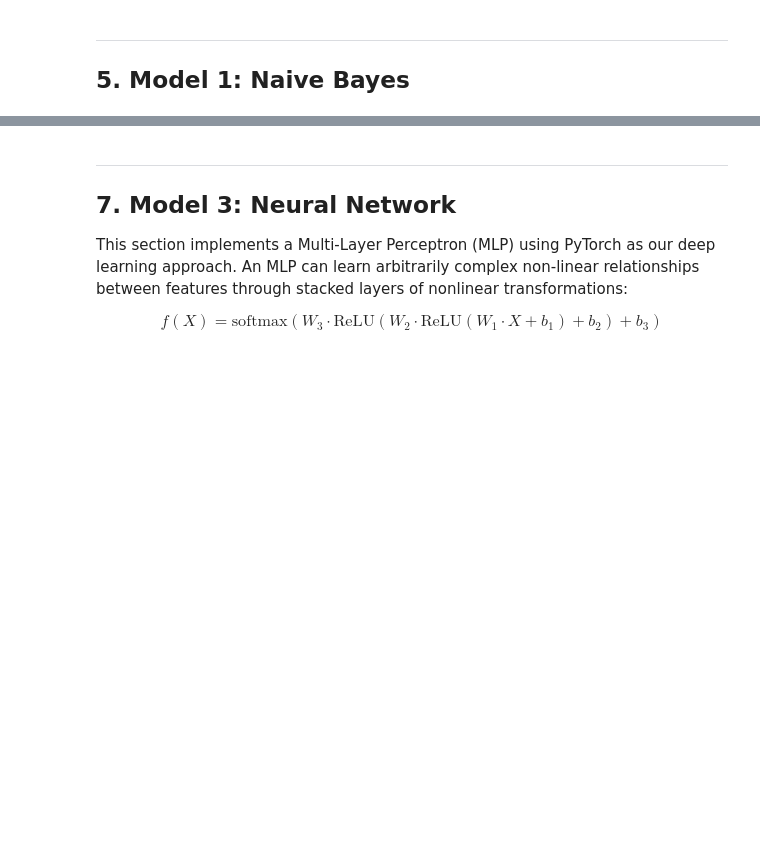
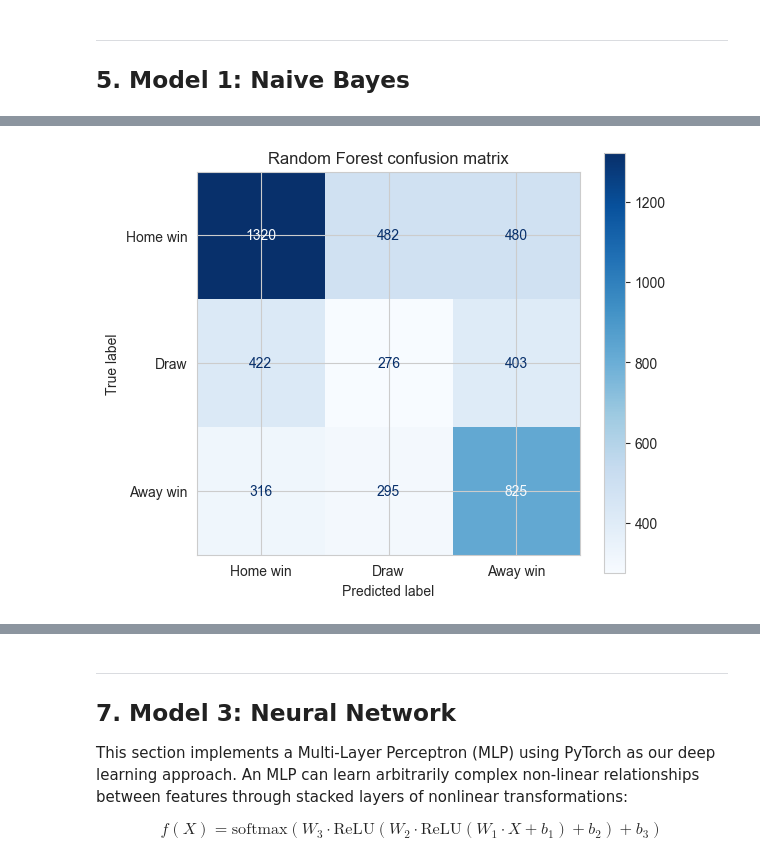
Before and after one commit to Am1neX/Project_INFOH410, a Jupyter notebook: notebooks/football_prediction.ipynb, the cells around one changed output, grey strips where cells are left out. Saved outputs shown, nothing was run; the diff lists cells and outputs as text; code cells hidden in the pictures; blank space fills up the shorter version.

```diff
--- a/notebooks/football_prediction.ipynb
+++ b/notebooks/football_prediction.ipynb
@@ -834,0 +1041,15 @@ Saved processed data to '../data/processed/'
+# %%
+random_forest = RandomForestClassifier(
+    n_estimators=400,
+    max_depth=10,
+    min_samples_leaf=20,
+    max_features='sqrt',
+    class_weight='balanced_subsample',
+    bootstrap=True,
+    oob_score=True,
+    n_jobs=-1,
+    random_state=RANDOM_STATE,
+)
+
+rf_metrics, rf_pred, rf_proba = evaluate_classifier('Random Forest', random_forest)
+print(f"Out-of-bag accuracy estimate: {random_forest.oob_score_*100:.2f}%")
@@ -834,0 +1114,16 @@ Saved processed data to '../data/processed/'
+# %%
+fig, ax = plt.subplots(figsize=(6, 5))
+ConfusionMatrixDisplay.from_predictions(
+    y_test_tree,
+    rf_pred,
+    labels=CLASS_ORDER,
+    display_labels=['Home win', 'Draw', 'Away win'],
+    cmap='Blues',
+    values_format='d',
+    ax=ax,
+)
+ax.set_title('Random Forest confusion matrix')
+plt.tight_layout()
+plt.show()
+# %% [output]
+[figure, added]
```
Also changed, not shown: parts of 27 cells of this notebook, 7 other files.
